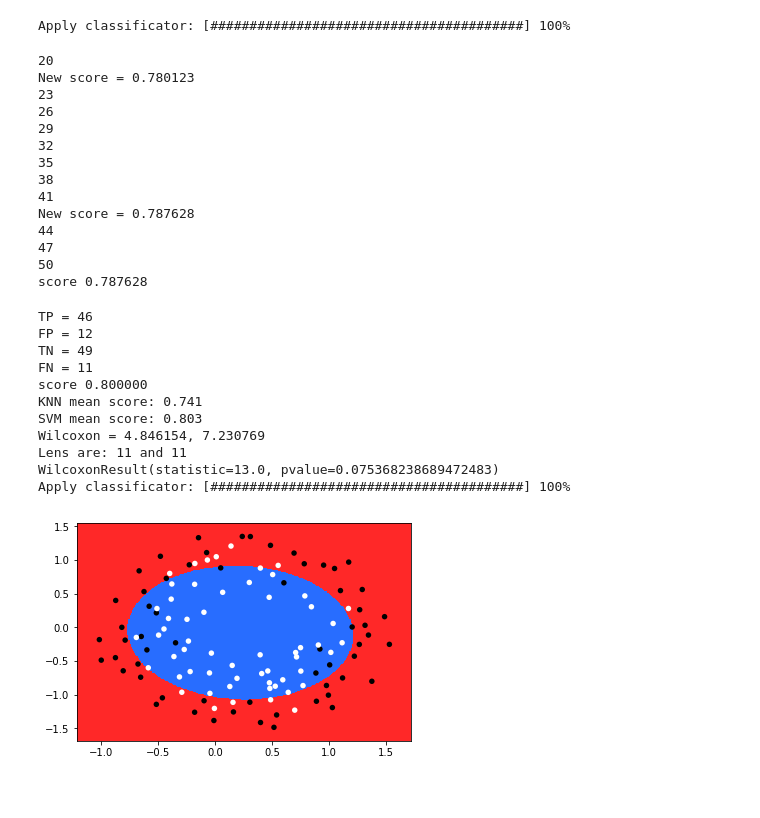
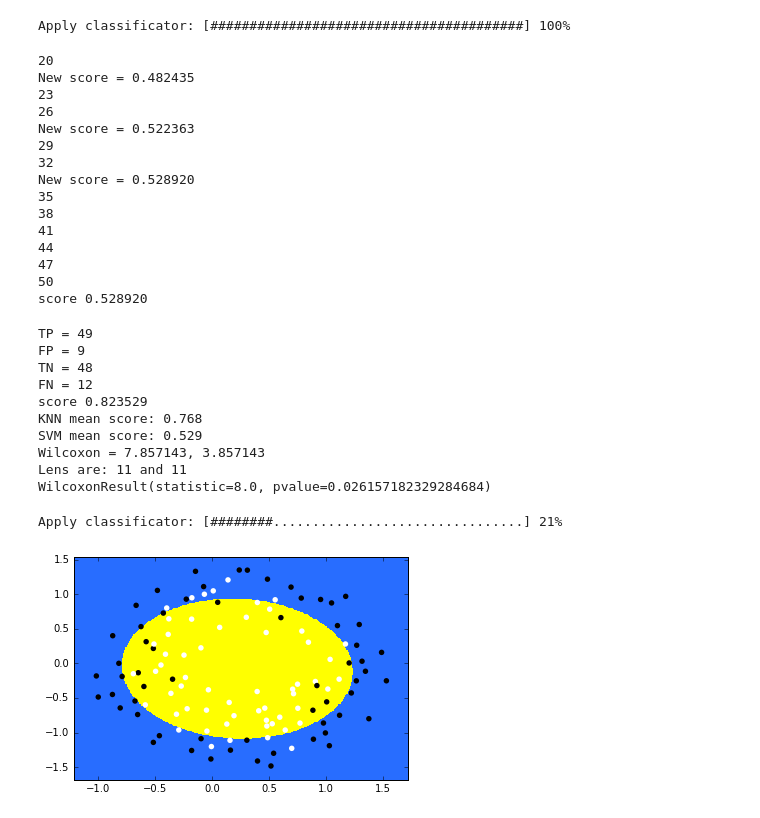
Before and after one commit to YakutovDmitriy/Machine-Learning, a Jupyter notebook: HW4/ML_1.ipynb, the cells around one changed output. Drawn from its saved outputs; the diff is of its cells as text; code cells hidden in the pictures.

```diff
--- a/HW4/ML_1.ipynb
+++ b/HW4/ML_1.ipynb
@@ -282,7 +282,9 @@ if enableCV:
                         training_set.extend(partitions[j])
                 training_set = np.array(training_set)
 
-                svm = createSVM(training_set[:, :2], training_set[:, 2] * 2 - 1,lambda x, y: np.dot(f(x), f(y)), c)
+#                 svm = createSVM(training_set[:, :2], training_set[:, 2] * 2 - 1,lambda x, y: np.dot(f(x), f(y)), c)
+                gaussKernel = lambda x, y: np.exp(-np.dot(x, y) / 2)
+                svm = createSVM(training_set[:, :2], training_set[:, 2] * 2 - 1, gaussKernel, c)
 
                 answers = np.array([])
                 predicted = np.array([])
@@ -312,19 +314,20 @@ if enableCV:
     print("score %f" % curValue)
 # %% [output]
 20
-New score = 0.780123
+New score = 0.482435
 23
 26
+New score = 0.522363
 29
 32
+New score = 0.528920
 35
 38
 41
-New score = 0.787628
 44
 47
 50
-score 0.787628
+score 0.528920
 # %%
 h = .01
 x_min, x_max = points[:, 0].min() - 0.2, points[:, 0].max() + 0.2
@@ -335,7 +338,26 @@ test = np.c_[xx.ravel(), yy.ravel()]
 
 totalCount = test.shape[0]
 
-svm = createSVM(points, classes, lambda x, y: np.dot(f(x), f(y)), c)
+# best = (-123, None, None)
+# # for sigma in [1,2,5,10,20,50,100,200]:
+# # print("Start sigma", sigma, file=sys.stderr)
+# for c in [1,2,5,10,20,50,100,200,500,1000]:
+# #         gaussKernel = lambda x, y: np.exp(-np.dot(x, y) / (2 * (sigma ** 2)))
+# #     svm = createSVM(points, classes, gaussKernel, c)
+#     svm = createSVM(points, classes, lambda x, y: np.dot(f(x), f(y)), c)
+#     predicted = np.array([])
+#     for p in points:
+#         predicted = np.append(predicted, svm(p))
+#     score = calculateScore(predicted, Dataset[:, 2], False)
+#     best = max(best, (score, sigma, c))
+
+best = (None, 1, 50)
+someKernel = lambda x, y: np.dot(f(x), f(y))
+FG = lambda x : np.array([(x[0]**2 + x[1]**2) , x[0], x[1]])
+fGaussKernel = lambda x, y: np.exp(-np.dot(FG(x - y),  FG(x - y)) / (2 * (best[1] ** 2)))
+fGaussKernel1 = lambda x, y: np.exp(-np.dot(FG(x), FG(y)) / (2 * (best[1] ** 2)))
+
+svm = createSVM(points, classes, fGaussKernel, best[2])
 predicted = np.array([])
 for p in points:
     predicted = np.append(predicted, svm(p))
@@ -355,39 +377,40 @@ print("Wilcoxon = %f, %f" % calcWilcoxon(knnScores, svmScores))
 print("Lens are: %d and %d" % (len(knnScores), len(svmScores)))
 
 print(scstats.wilcoxon(knnScores, svmScores))
-
-
-result = np.array([])
-pbar = ProgressBar('Apply classificator', totalCount)
-for x in test:
-    result = np.append(result, svm(x))
-    pbar.go()
-pbar.close()
-result = result.reshape(xx.shape)
 # %% [output]
-TP = 46
-FP = 12
-TN = 49
-FN = 11
-score 0.800000
-KNN mean score: 0.741
-SVM mean score: 0.803
-Wilcoxon = 4.846154, 7.230769
+TP = 49
+FP = 9
+TN = 48
+FN = 12
+score 0.823529
+KNN mean score: 0.768
+SVM mean score: 0.529
+Wilcoxon = 7.857143, 3.857143
 Lens are: 11 and 11
-WilcoxonResult(statistic=13.0, pvalue=0.075368238689472483)
-Apply classificator: [########################################] 100%
+WilcoxonResult(statistic=8.0, pvalue=0.026157182329284684)
+# %%
+
+result = np.array([])
+pbar = ProgressBar('Apply classificator', totalCount)
+for x in test:
+    result = np.append(result, svm(x))
+    pbar.go()
+pbar.close()
+result = result.reshape(xx.shape)
+# %% [output]
+Apply classificator: [########................................] 21%
 # %%
-cmap_light = ListedColormap(['#ff2828', '#286dff'])
+cmap_light = ListedColormap(['#286dff', '#ffff00'])
 # cmap_bold = ListedColormap(['#a50000', '#0c00a5'])
 cmap_bold = ListedColormap(['#000000', '#ffffff'])
 plt.figure()
 plt.rcParams["figure.figsize"] = list(map(lambda x: x * 1, plt.rcParams["figure.figsize"]))
 plt.pcolormesh(xx, yy, result, cmap=cmap_light)
 plt.scatter(points[:, 0], points[:, 1],  c = classes,cmap=cmap_bold,linewidths=0, s=30)
 
 
 plt.xlim(xx.min(), xx.max())
 plt.ylim(yy.min(), yy.max())
 plt.show()
 # %% [output]
-[figure, old version]
+[figure, new version]
```
Also changed, not shown: parts of 1 cell of this notebook.
